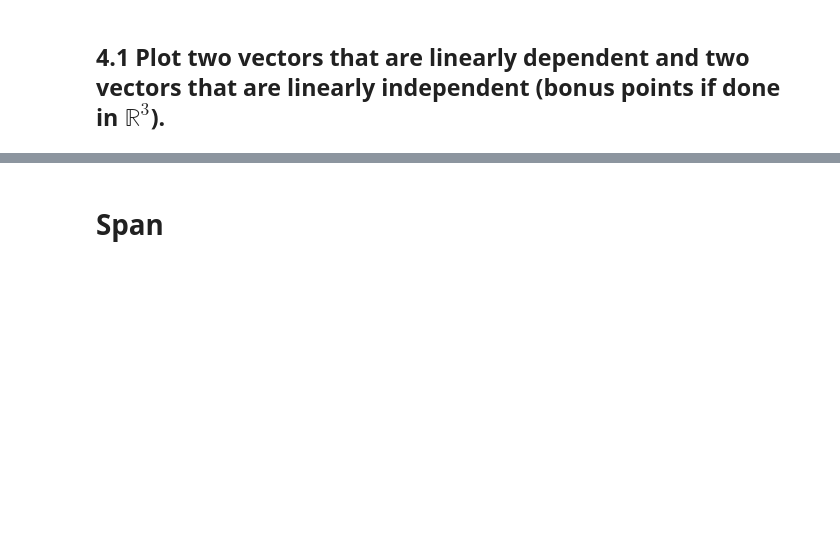
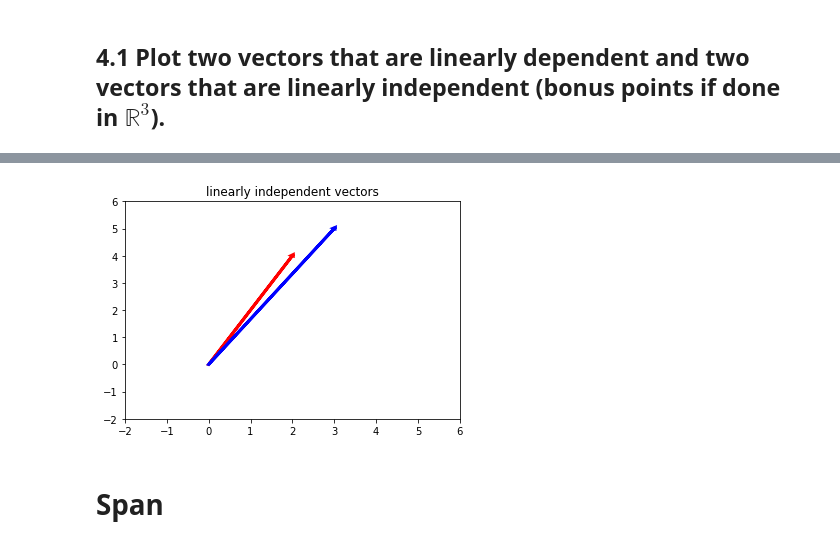
Before and after one commit to jberkow713/DS-Unit-1-Sprint-3-Linear-Algebra, a Jupyter notebook: JBERKOW_REAL_Intermediate_Linear_Algebra_Assignment.ipynb, the cells around one changed output, grey strips where cells are left out. Drawn from its saved outputs; the diff is of its cells as text; code cells hidden in the pictures; blank space fills up the shorter version.

```diff
--- a/JBERKOW_REAL_Intermediate_Linear_Algebra_Assignment.ipynb
+++ b/JBERKOW_REAL_Intermediate_Linear_Algebra_Assignment.ipynb
@@ -103,3 +216,15 @@ f = \begin{bmatrix} 4 & 12 & 11 & 9 & 2 \end{bmatrix}
+# %%
+c = [2,4]
+d = [3,5]
+
+plt.arrow(0, 0, c[0], c[1], linewidth=3, head_width=.05, head_length=0.05, color ='red')
+plt.arrow(0, 0, d[0], d[1], linewidth=3, head_width=.05, head_length=0.05, color ='blue')
+plt.xlim(-2,6)
+plt.ylim(-2,6)
+plt.title("linearly independent vectors")
+plt.show()
+# %% [output]
+[figure, added]
 # %% [markdown]
 # Span
 # %% [markdown]
```
Also changed, not shown: parts of 16 cells of this notebook.
